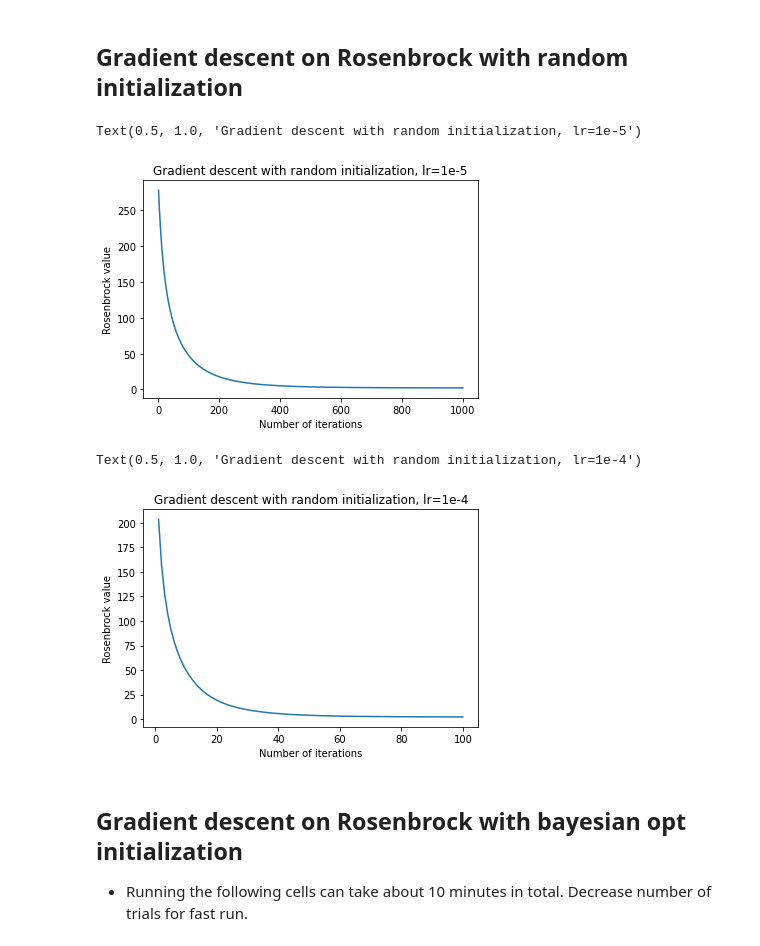
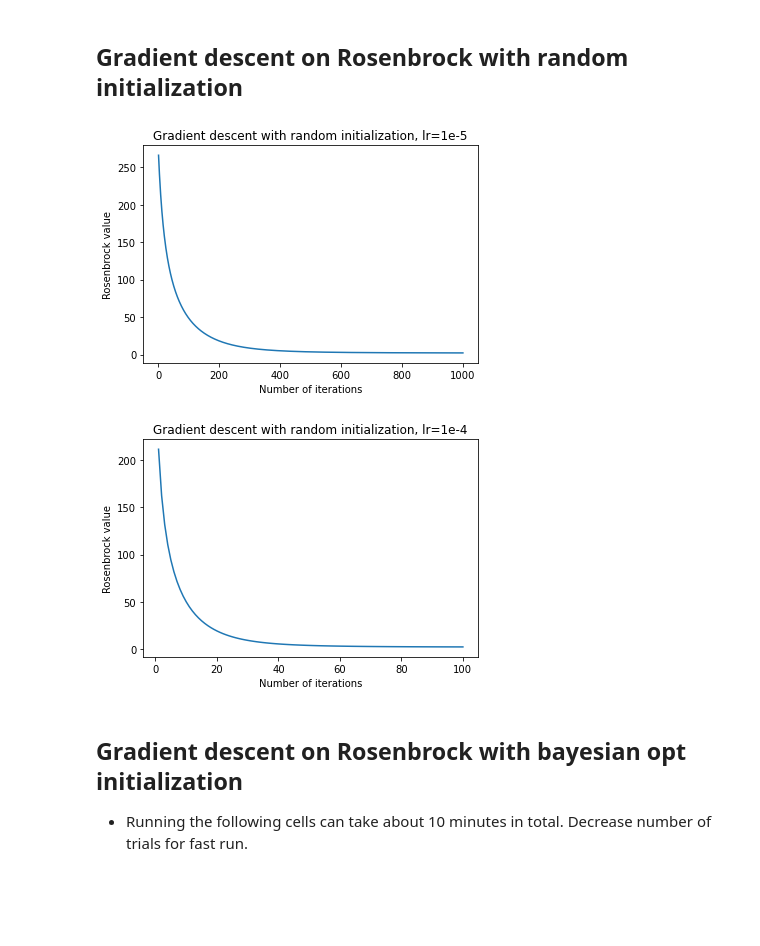
Before and after one commit to frasalvi/bayesian-optimization, a Jupyter notebook: Rosenbrock.ipynb, the cells around one changed output. Saved outputs shown, nothing was run; the diff lists cells and outputs as text; code cells hidden in the pictures; blank space fills up the shorter version.

Commit message:
update rosenbrock

```diff
--- a/Rosenbrock.ipynb
+++ b/Rosenbrock.ipynb
@@ -23,22 +12,3 @@ from helpers import *
 # %% [markdown]
 ## Rosenbrock function
 * Minimum is about 1e-6
-# %%
-x = np.linspace(-2, 2, 1000)
-y = np.linspace(-1, 3, 1000)
-xx, yy = np.meshgrid(x, y)
-
-rosenbrock = Rosenbrock(1, 100)
-zz = rosenbrock(xx, yy)
-
-plt.figure(1, (8, 5))
-plt.contour(xx, yy, zz, levels=np.logspace(-4, 3, 10), alpha=0.4, extend='both', locator=ticker.LogLocator(), colors='white')
-plt.contourf(xx, yy, zz, levels=np.logspace(-4, 3, 30), alpha=0.9, extend='both', locator=ticker.LogLocator())
-plt.colorbar(ticks=np.logspace(-6, 3, 10))
-plt.axis('scaled')
-plt.axis("off")
-
-plt.xlabel('x')
-plt.ylabel('y')
-#plt.savefig("rosenbrock.png")
-plt.show()
@@ -60,7 +29,7 @@ losses_1000 = np.zeros((max_num_iterations,num_trials))
 for i in range(num_trials):
     x = random.uniform(-2, 2)
     y = random.uniform(-1, 3)
-    objectives, xs = gradient_descent(rosenbrock, x, y, lr, max_num_iterations, print_p=False)
+    objectives, xs = gradient_descent(rosenbrock, x, y, lr, max_num_iterations, verbose=0)
     losses_1000[:,i] = objectives
 
 x = np.arange(1,max_num_iterations+1)
@@ -69,31 +38,31 @@ plt.plot(x, mean_losses_1000)
 plt.xlabel("Number of iterations")
 plt.ylabel("Rosenbrock value")
 plt.title("Gradient descent with random initialization, lr=1e-5")
+plt.show()
 # %% [output]
-Text(0.5, 1.0, 'Gradient descent with random initialization, lr=1e-5')
-[figure, old version]
+[figure, new version]
 # %%
 lr = 1e-4
 max_num_iterations = 100
 num_trials = 1000
 
 losses_100 = np.zeros((max_num_iterations,num_trials))
 
 for i in range(num_trials):
     x = random.uniform(-2, 2)
     y = random.uniform(-1, 3)
-    objectives, xs = gradient_descent(rosenbrock, x, y, lr, max_num_iterations, print_p=False)
+    objectives, xs = gradient_descent(rosenbrock, x, y, lr, max_num_iterations, verbose=False)
     losses_100[:,i] = objectives
 
 x = np.arange(1,max_num_iterations+1)
 mean_losses_100 = np.mean(losses_100, axis=1)
 plt.plot(x, mean_losses_100)
 plt.xlabel("Number of iterations")
 plt.ylabel("Rosenbrock value")
 plt.title("Gradient descent with random initialization, lr=1e-4")
+plt.show()
 # %% [output]
-Text(0.5, 1.0, 'Gradient descent with random initialization, lr=1e-4')
-[figure, old version]
+[figure, new version]
 # %% [markdown]
 ## Gradient descent on Rosenbrock with bayesian opt initialization
 
```
Also changed, not shown: parts of 10 cells of this notebook.
